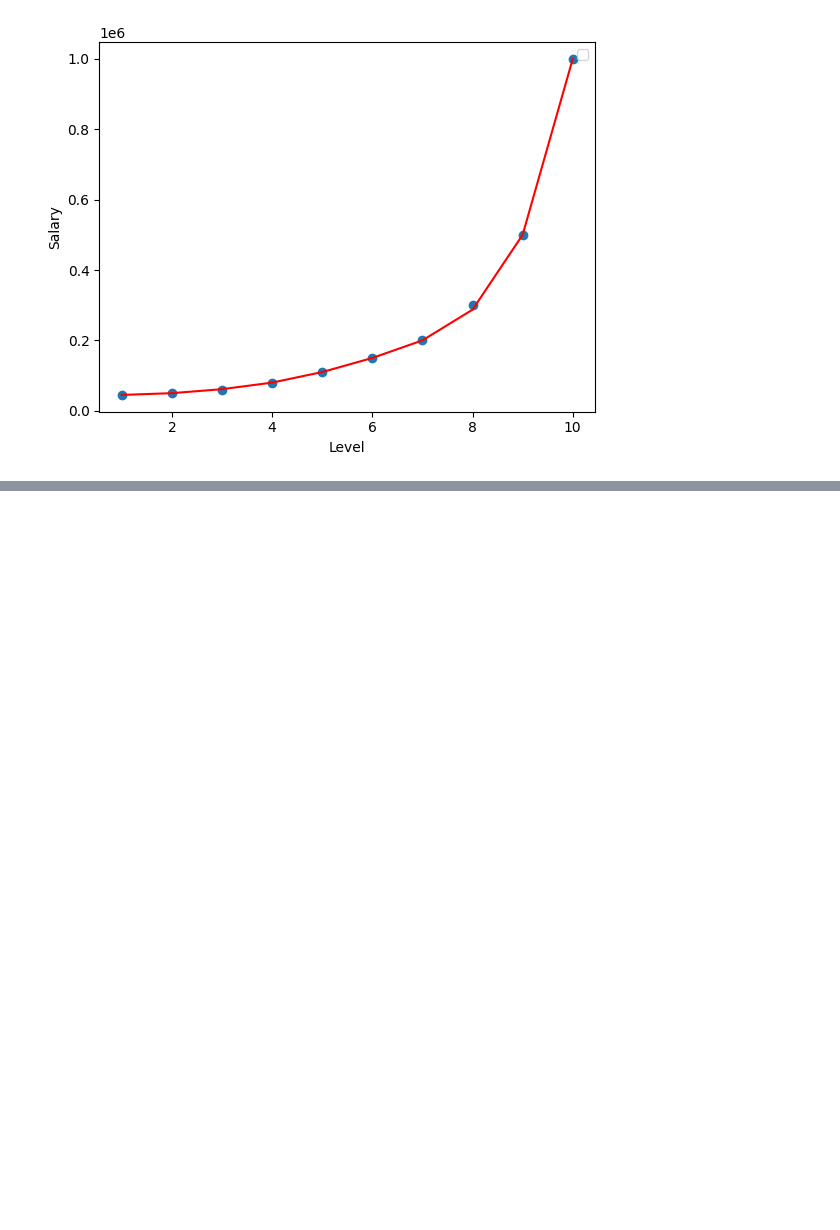
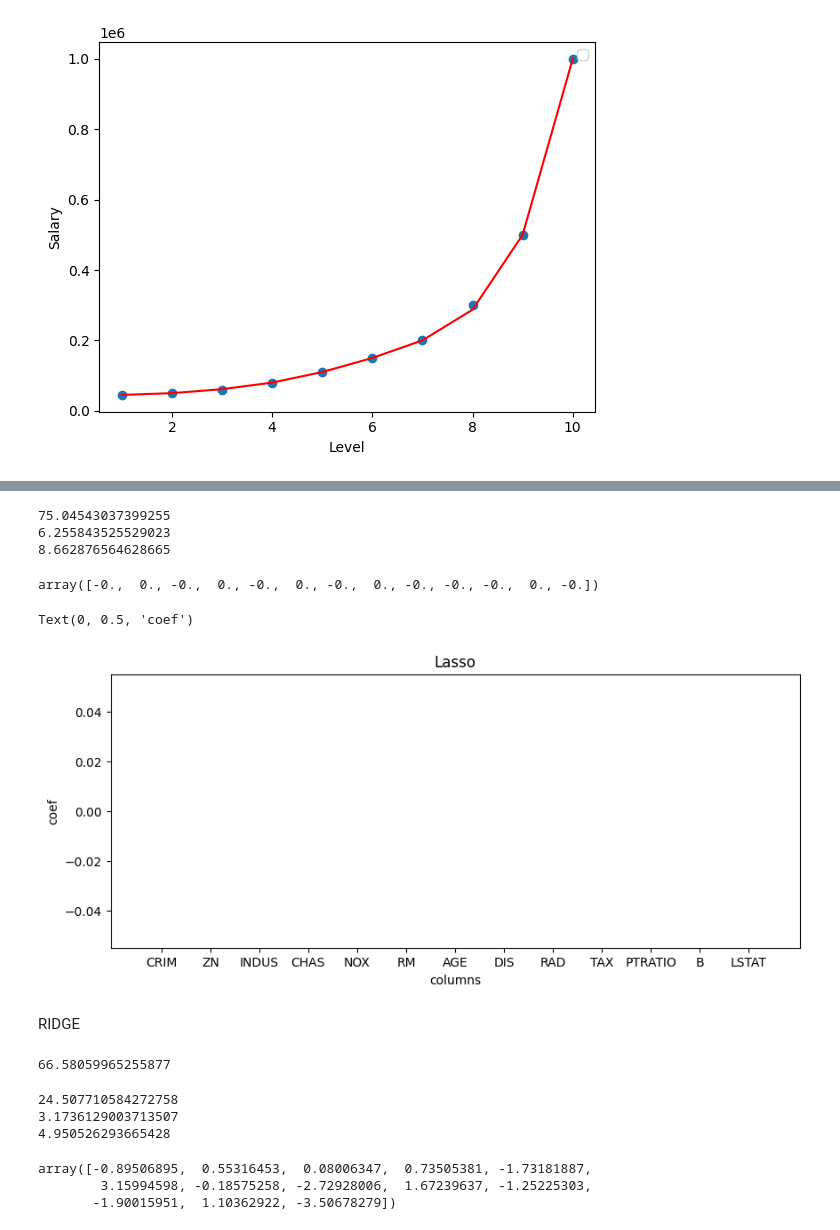
Before and after one commit to chahalbaljinder/data-science-ML-tutorial, a Jupyter notebook: Supervised learning.ipynb, the cells around one changed output, grey strips where cells are left out. Drawn from its saved outputs; the diff is of its cells as text; code cells hidden in the pictures; blank space fills up the shorter version.

```diff
--- a/Supervised learning.ipynb
+++ b/Supervised learning.ipynb
@@ -256,0 +353,45 @@ See: https://matplotlib.org/stable/users/explain/axes/legend_guide.html#controll
+# %%
+print(mean_squared_error(y_test,la.predict(x_test)))
+print(mean_absolute_error(y_test,la.predict(x_test)))
+print(np.sqrt(mean_squared_error(y_test,la.predict(x_test))))
+# %% [output]
+75.04543037399255
+6.255843525529023
+8.662876564628665
+# %%
+la.coef_
+# %% [output]
+array([-0.,  0., -0.,  0., -0.,  0., -0.,  0., -0., -0., -0.,  0., -0.])
+# %%
+plt.figure(figsize=(10,4))
+plt.bar(x.columns , la.coef_)
+plt.title("Lasso")
+plt.xlabel("columns")
+plt.ylabel("coef")
+# %% [output]
+Text(0, 0.5, 'coef')
+[figure, added]
+# %% [markdown]
+RIDGE
+# %%
+ri=Ridge(alpha=10)
+#A higher alpha increases the amount of shrinkage, potentially reducing the model's complexity and preventing overfitting,
+#while a lower alpha allows the model to fit the training data more closely.
+ri.fit(x_train,y_train)
+ri.score(x_test,y_test)*100
+# %% [output]
+66.58059965255877
+# %%
+print(mean_squared_error(y_test,ri.predict(x_test)))
+print(mean_absolute_error(y_test,ri.predict(x_test)))
+print(np.sqrt(mean_squared_error(y_test,ri.predict(x_test))))
+# %% [output]
+24.507710584272758
+3.1736129003713507
+4.950526293665428
+# %%
+ri.coef_
+# %% [output]
+array([-0.89506895,  0.55316453,  0.08006347,  0.73505381, -1.73181887,
+        3.15994598, -0.18575258, -2.72928006,  1.67239637, -1.25225303,
+       -1.90015951,  1.10362922, -3.50678279])
```
Also changed, not shown: parts of 19 cells of this notebook.
